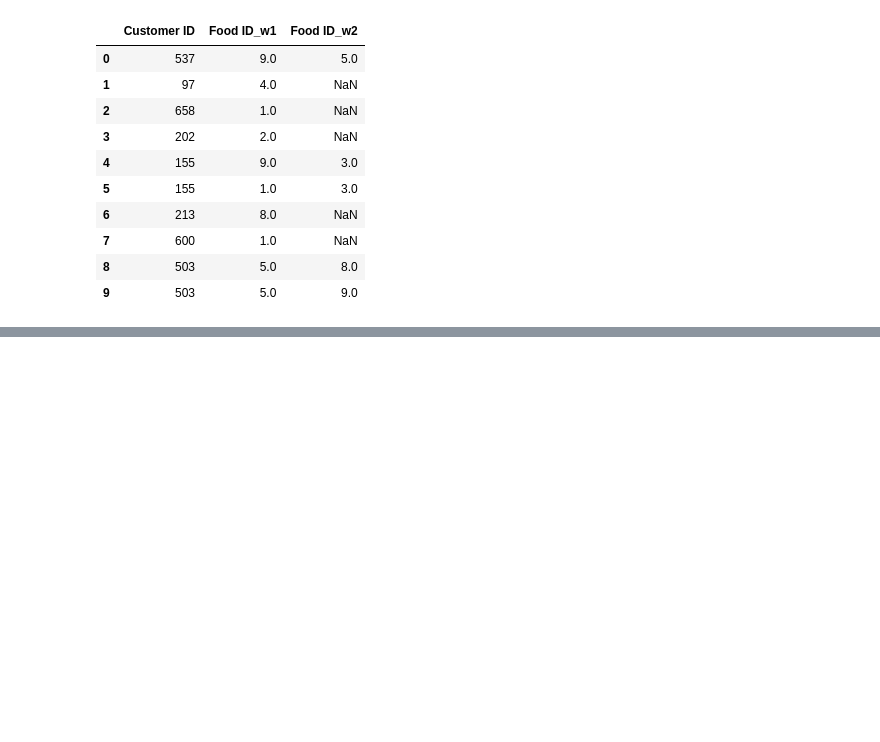
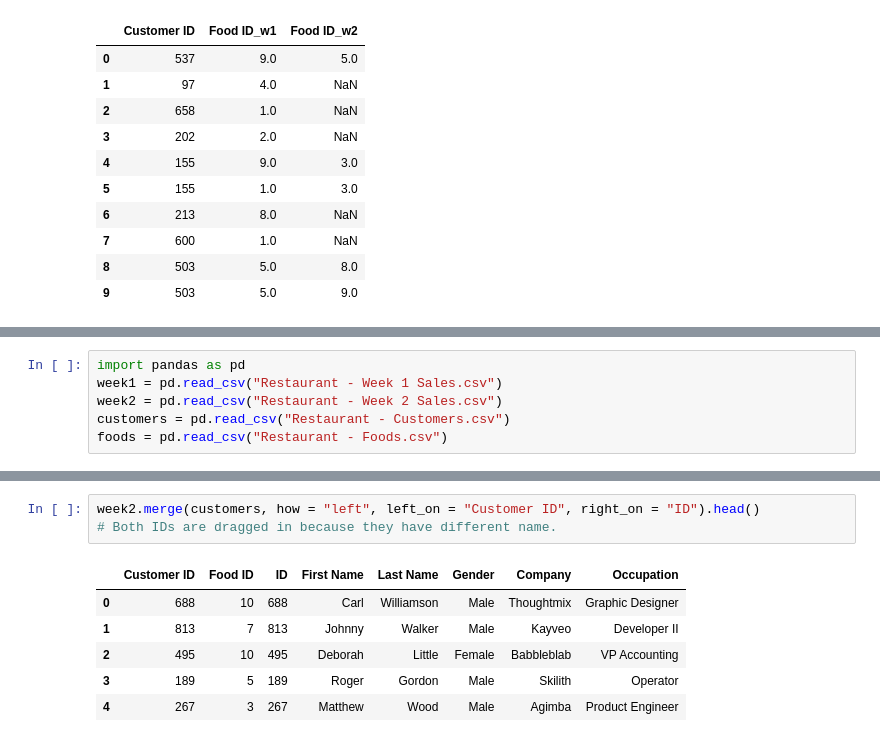
Before and after one commit to YoheiKo/DA_with_pandas_udemy, a Jupyter notebook: merging_joining.ipynb, the cells around one changed output, grey strips where cells are left out. Cells and saved outputs as stored; diff of their text form; blank space fills up the shorter version.

```diff
--- a/merging_joining.ipynb
+++ b/merging_joining.ipynb
@@ -348,0 +465,6 @@ week1.merge(week2, how = "outer", on = "Customer ID", suffixes = ["_w1", "_w2"])
+# %%
+import pandas as pd
+week1 = pd.read_csv("Restaurant - Week 1 Sales.csv")
+week2 = pd.read_csv("Restaurant - Week 2 Sales.csv")
+customers = pd.read_csv("Restaurant - Customers.csv")
+foods = pd.read_csv("Restaurant - Foods.csv")
@@ -348,0 +491,10 @@ week1.merge(week2, how = "outer", on = "Customer ID", suffixes = ["_w1", "_w2"])
+# %%
+week2.merge(customers, how = "left", left_on = "Customer ID", right_on = "ID").head()
+# Both IDs are dragged in because they have different name.
+# %% [output]
+|  | Customer ID | Food ID | ID | First Name | Last Name | Gender | Company | Occupation |
+| 0 | 688 | 10 | 688 | Carl | Williamson | Male | Thoughtmix | Graphic Designer |
+| 1 | 813 | 7 | 813 | Johnny | Walker | Male | Kayveo | Developer II |
+| 2 | 495 | 10 | 495 | Deborah | Little | Female | Babbleblab | VP Accounting |
+| 3 | 189 | 5 | 189 | Roger | Gordon | Male | Skilith | Operator |
+| 4 | 267 | 3 | 267 | Matthew | Wood | Male | Agimba | Product Engineer |
```
Also changed, not shown: parts of 18 cells of this notebook.
